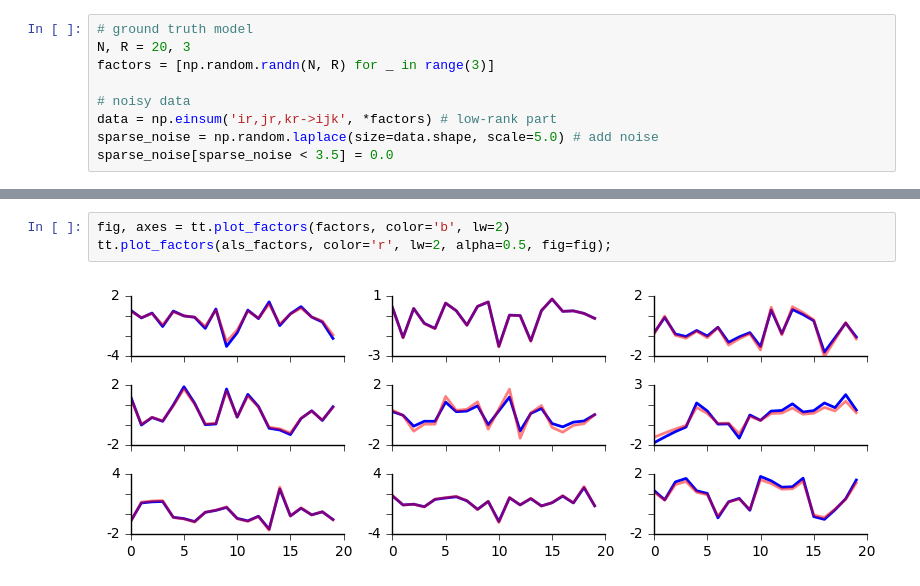
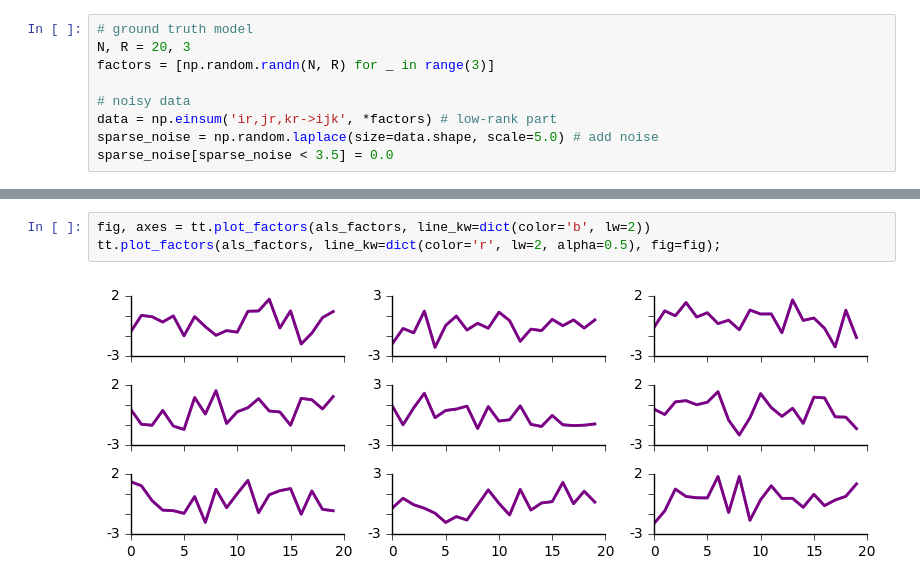
Before and after one commit to neurostatslab/tensortools, a Jupyter notebook: examples/robust-cp.ipynb, the cells around one changed output, grey strips where cells are left out. Saved outputs shown, nothing was run; the diff lists cells and outputs as text.

```diff
--- a/examples/robust-cp.ipynb
+++ b/examples/robust-cp.ipynb
@@ -51,10 +51,10 @@ Optimizing rank-7 models.
 Optimizing rank-8 models.
    10/10 converged, min error = 0.0000, max error = 0.0000, mean error = 0.0000
 # %%
-fig, axes = tt.plot_factors(factors, color='b', lw=2)
-tt.plot_factors(als_factors, color='r', lw=2, alpha=0.5, fig=fig);
+fig, axes = tt.plot_factors(als_factors, line_kw=dict(color='b', lw=2))
+tt.plot_factors(als_factors, line_kw=dict(color='r', lw=2, alpha=0.5), fig=fig);
 # %% [output]
-[figure, old version]
+[figure, new version]
 # %%
 tt.plot_scree(als_results)
 # %% [output]
```
Also changed, not shown: parts of 6 cells of this notebook, 1 other file.
